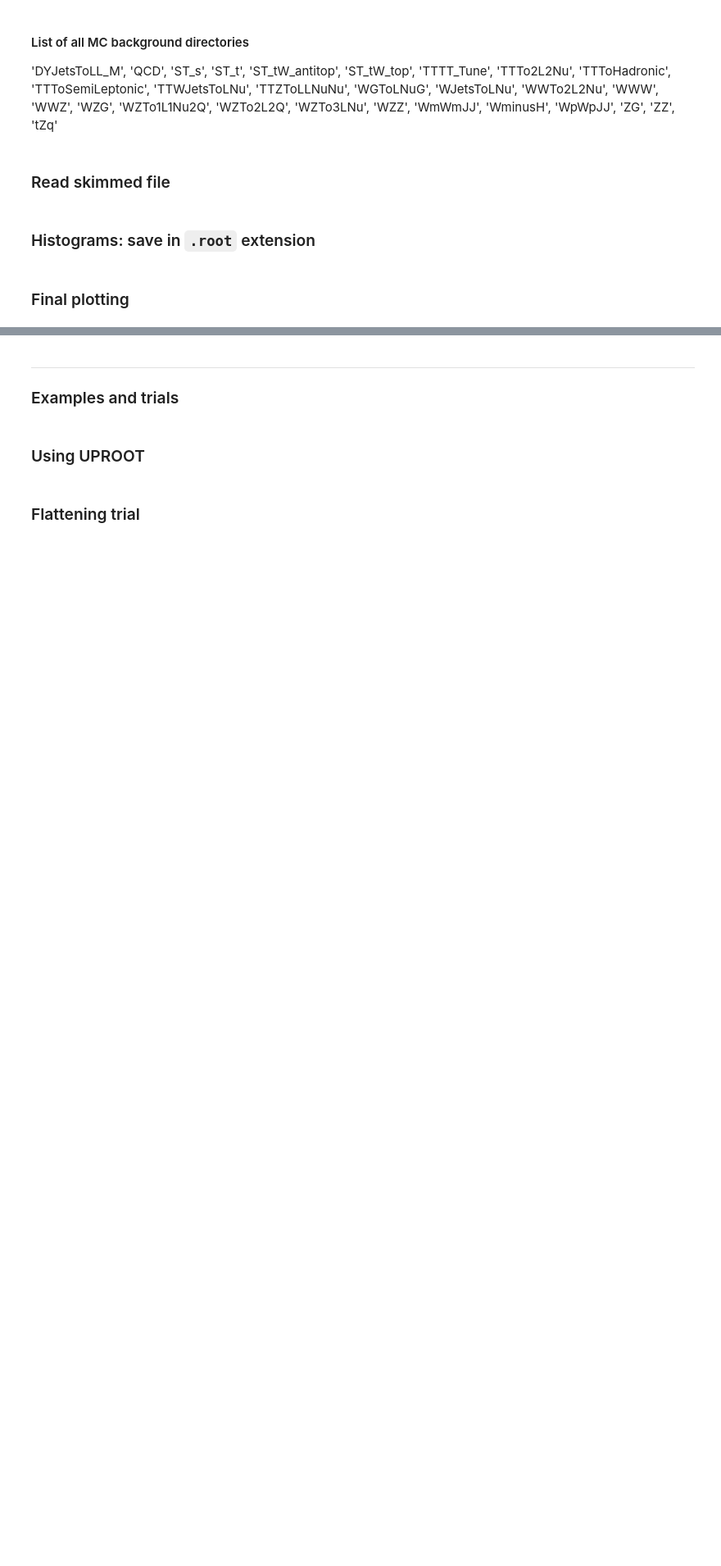
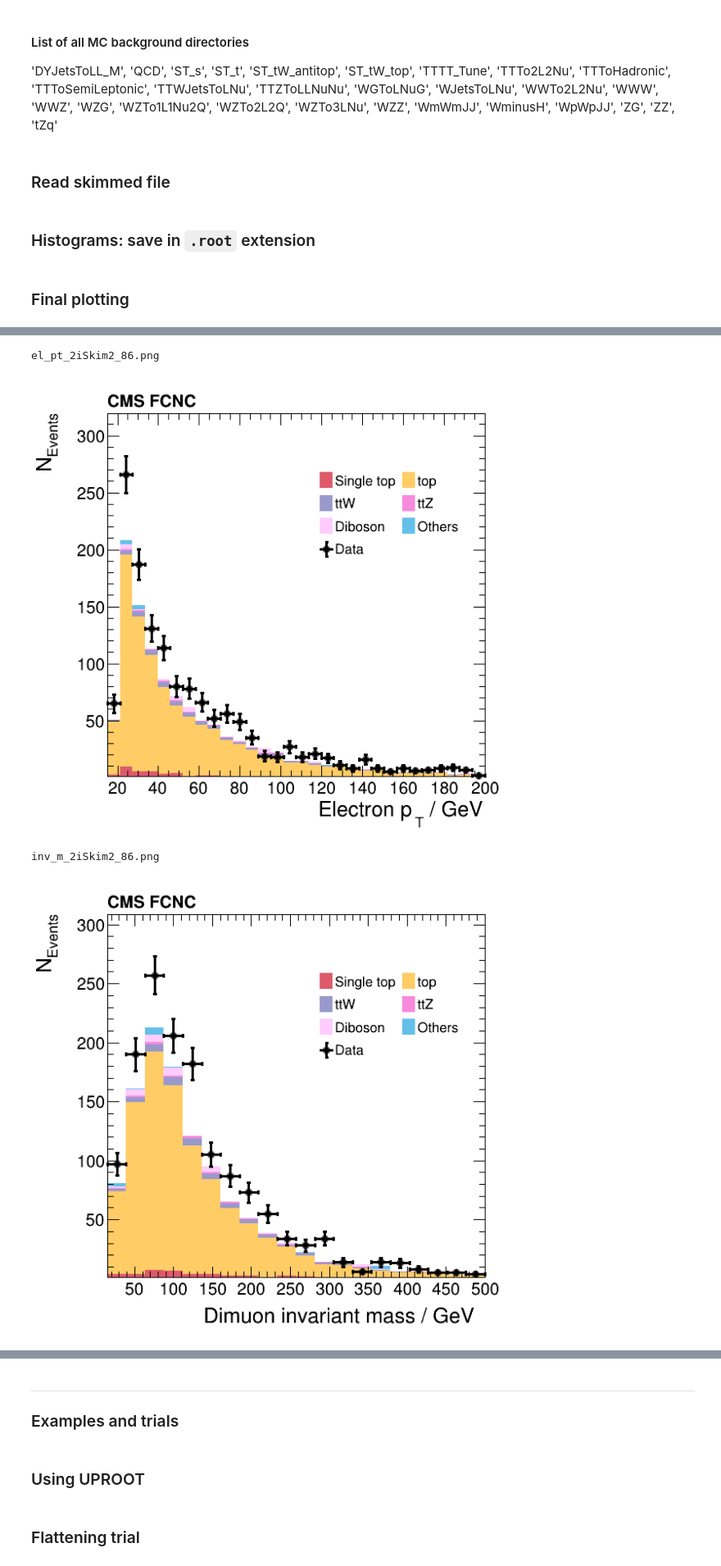
Before and after one commit to TommasoStentella/CMS_FCNC_project, a Jupyter notebook: worker.ipynb, the cells around one changed output, grey strips where cells are left out. Shown: that part at 82% size. Saved outputs shown, nothing was run; the diff lists cells and outputs as text; code cells hidden in the pictures; blank space fills up the shorter version.

Commit message:
indices and invariant mass fixed (added constat masses for leptons), legend reduced and background grouping

```diff
--- a/worker.ipynb
+++ b/worker.ipynb
@@ -340,6 +374,11 @@ if __name__ == '__main__':
 # %%
 from IPython.display import Image
 for image in sorted(os.listdir(dirPlotPath + 'Trials/')):
-    if image.endswith('pt15_invm_46.png'):
+    if image.endswith('iSkim2_86.png'):
         print(image + '\n')
         display(Image(filename=(dirPlotPath + 'Trials/' + image)))
+# %% [output]
+el_pt_2iSkim2_86.png
+[figure, added]
+inv_m_2iSkim2_86.png
+[figure, added]
```
Also changed, not shown: parts of 8 cells of this notebook, 7 other files.
